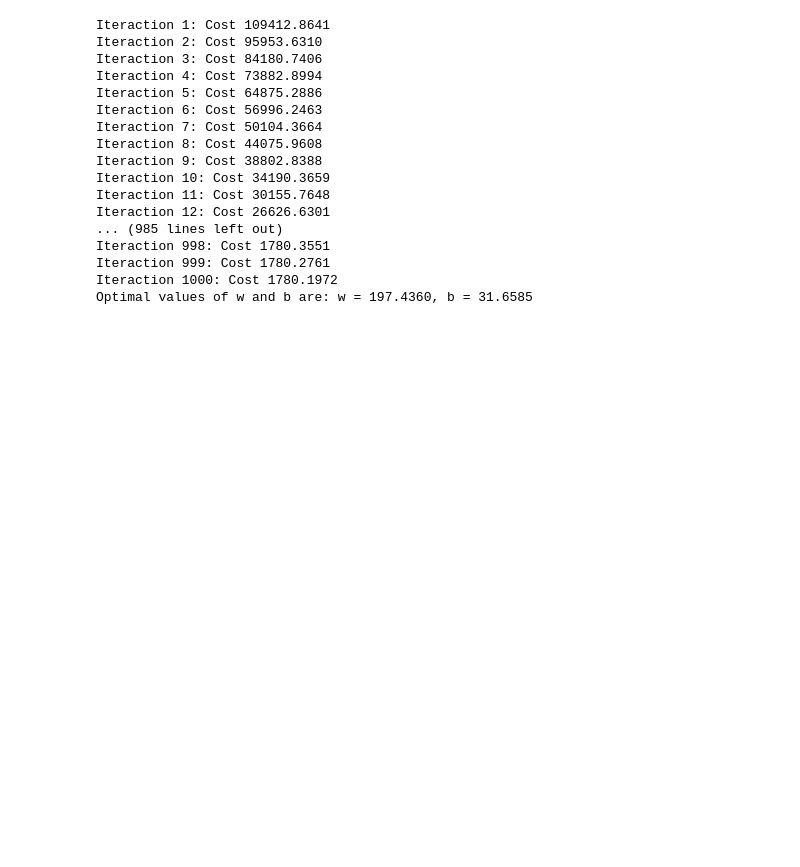
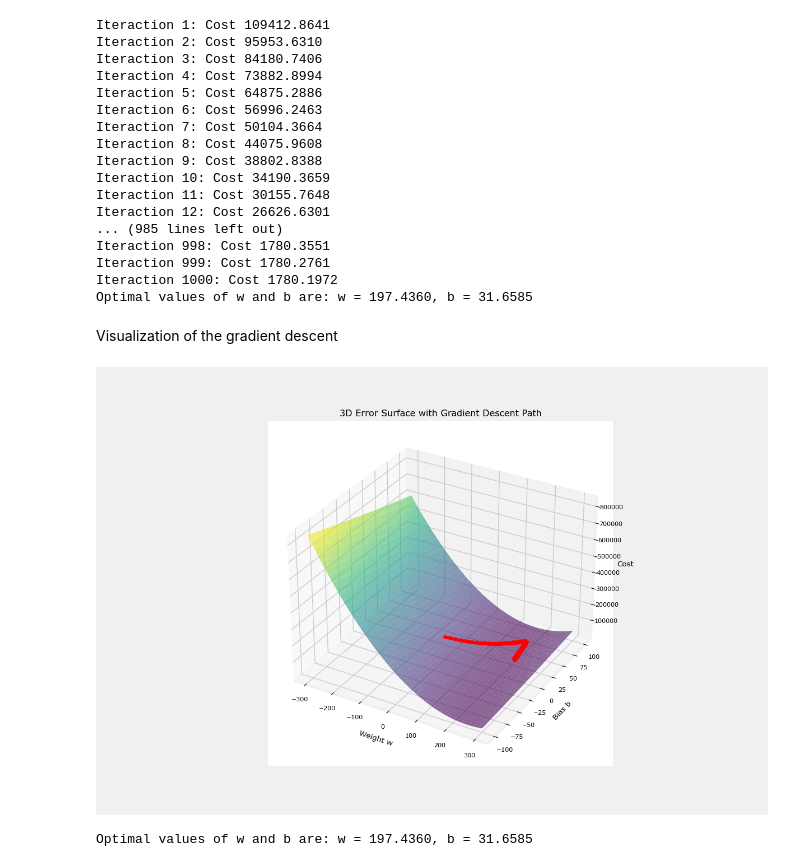
Before and after one commit to Rodmr092/ML-Intro-Andrew-NG, a Jupyter notebook: C1-Supervised ML_Regression and Classification/Week 1/Libreta de prueba.ipynb, the cells around one changed output. Drawn from its saved outputs; the diff is of its cells as text; code cells hidden in the pictures; blank space fills up the shorter version.

Commit message:
Added plot of b and w values for each gradient descent interaction

```diff
--- a/C1-Supervised ML_Regression and Classification/Week 1/Libreta de prueba.ipynb
+++ b/C1-Supervised ML_Regression and Classification/Week 1/Libreta de prueba.ipynb
@@ -148,3 +148,73 @@ Iteraction 998: Cost 1780.3551
 Iteraction 999: Cost 1780.2761
 Iteraction 1000: Cost 1780.1972
 Optimal values of w and b are: w = 197.4360, b = 31.6585
+# %% [markdown]
+Visualization of the gradient descent
+# %%
+import numpy as np
+import matplotlib.pyplot as plt
+from mpl_toolkits.mplot3d import Axes3D
+
+# Data points
+x = np.array([1.0, 1.7, 2.0, 2.5, 3.0, 3.2])
+y = np.array([250, 300, 480, 430, 630, 730])
+
+# Compute cost function
+def compute_cost(x, y, w, b):
+    m = len(x)
+    cost_sum = 0
+    for i in range(m):
+        f_wb = w * x[i] + b
+        cost = (f_wb - y[i]) ** 2
+        cost_sum += cost
+    return (1 / (2 * m)) * cost_sum
+
+# Initialize parameters
+w = 0.0
+b = 0.0
+
+# Learning rate and iterations
+alpha = 0.01
+iterations = 1000
+
+# Track w, b, and cost history
+w_history = []
+b_history = []
+cost_history = []
+
+# Gradient descent
+for _ in range(iterations):
+    w_history.append(w)
+    b_history.append(b)
+    cost_history.append(compute_cost(x, y, w, b))
+
+    f_wb = w * x + b
+    dw = (1 / len(x)) * np.sum((f_wb - y) * x)
+    db = (1 / len(x)) * np.sum(f_wb - y)
+    w -= alpha * dw
+    b -= alpha * db
+
+# Creating the error surface
+w_values = np.linspace(-300, 300, 1200)
+b_values = np.linspace(-100, 100, 400)
+W, B = np.meshgrid(w_values, b_values)
+zs = np.array([compute_cost(x, y, w, b) for w, b in zip(np.ravel(W), np.ravel(B))])
+Z = zs.reshape(W.shape)
+
+# Plotting
+fig = plt.figure(figsize=(12, 8))
+ax = fig.add_subplot(111, projection='3d')
+ax.plot_surface(W, B, Z, cmap='viridis', alpha=0.6)
+
+# Plot the path of gradient descent
+ax.plot(w_history, b_history, cost_history, marker='*', color='r')
+
+ax.set_xlabel('Weight w')
+ax.set_ylabel('Bias b')
+ax.set_zlabel('Cost')
+ax.set_title('3D Error Surface with Gradient Descent Path')
+plt.show()
+print(f"Optimal values of w and b are: w = {w:.4f}, b = {b:.4f}")
+# %% [output]
+[figure, added]
+Optimal values of w and b are: w = 197.4360, b = 31.6585
```
